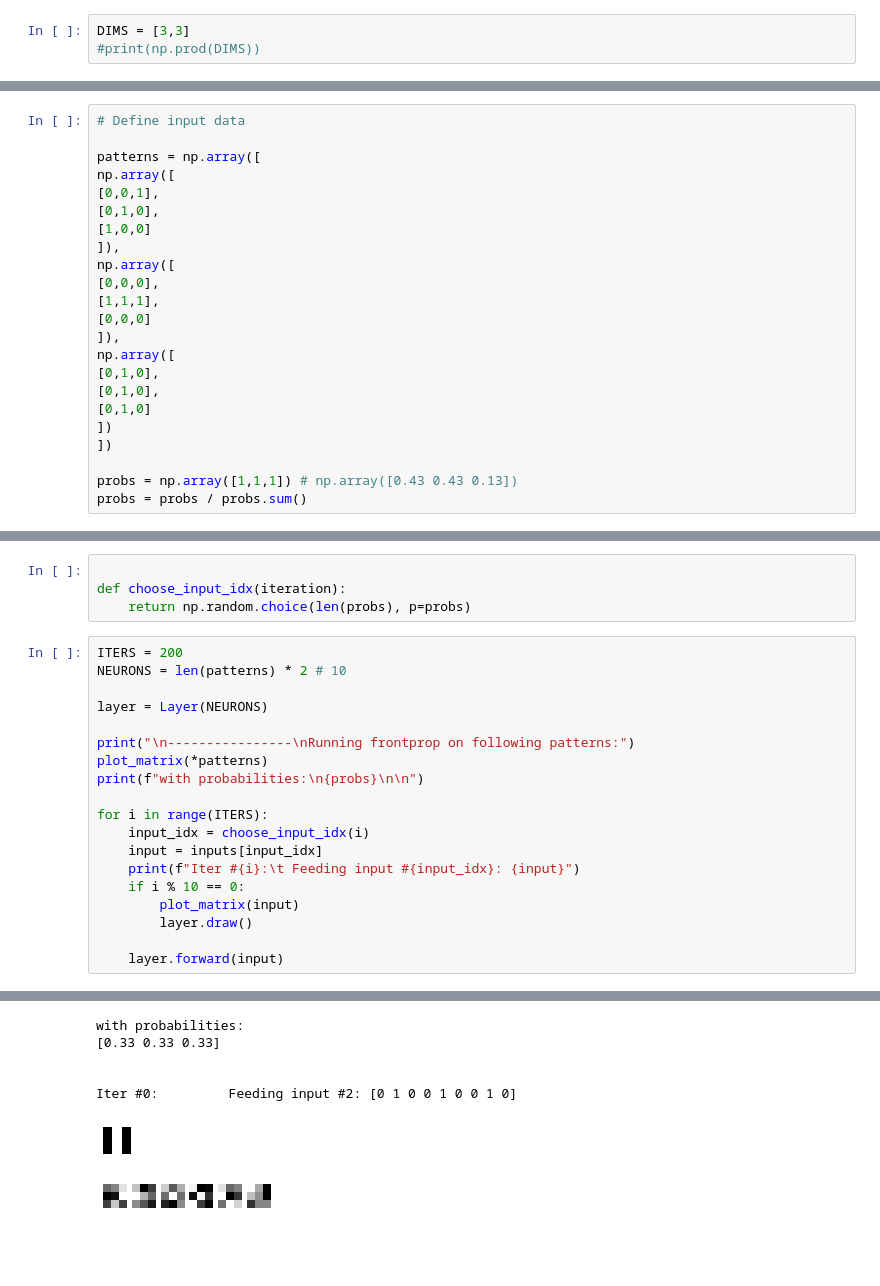
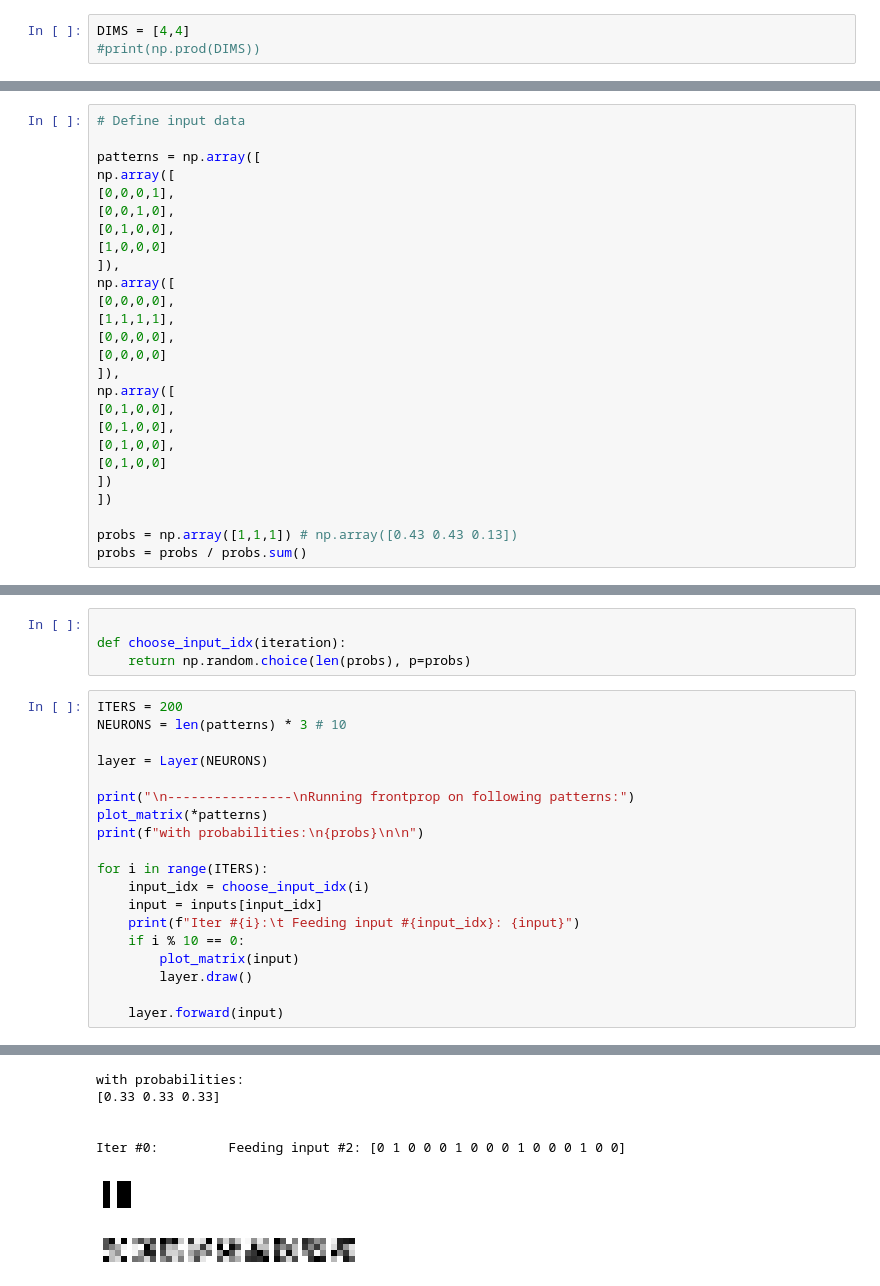
Before and after one commit to rohrl/frontprop, a Jupyter notebook: frontprop.ipynb, the cells around one changed output, grey strips where cells are left out. Saved outputs shown, nothing was run; the diff lists cells and outputs as text; blank space fills up the shorter version.

```diff
--- a/frontprop.ipynb
+++ b/frontprop.ipynb
@@ -37,7 +39,7 @@ import matplotlib.pyplot as plt
 # %%
 np.set_printoptions(formatter={'float': lambda x: "{0:0.2f}".format(x)})
 # %%
-DIMS = [3,3]
+DIMS = [4,4]
 #print(np.prod(DIMS))
 # %%
 # plot the 2D matrix heatmap
@@ -63,19 +65,22 @@ plot_matrix(np.random.rand(*DIMS).flatten(), np.random.rand(*DIMS).flatten())
 
 patterns = np.array([
 np.array([
-[0,0,1],
-[0,1,0],
-[1,0,0]
+[0,0,0,1],
+[0,0,1,0],
+[0,1,0,0],
+[1,0,0,0]
 ]),
 np.array([
-[0,0,0],
-[1,1,1],
-[0,0,0]
+[0,0,0,0],
+[1,1,1,1],
+[0,0,0,0],
+[0,0,0,0]
 ]),
 np.array([
-[0,1,0],
-[0,1,0],
-[0,1,0]
+[0,1,0,0],
+[0,1,0,0],
+[0,1,0,0],
+[0,1,0,0]
 ])
 ])
 
@@ -168,7 +173,7 @@ def choose_input_idx(iteration):
     return np.random.choice(len(probs), p=probs)
 # %%
 ITERS = 200
-NEURONS = len(patterns) * 2 # 10
+NEURONS = len(patterns) * 3 # 10
 
 layer = Layer(NEURONS)
 
@@ -192,7 +197,7 @@ Running frontprop on following patterns:
 with probabilities:
 [0.33 0.33 0.33]
 
 
-Iter #0:         Feeding input #2: [0 1 0 0 1 0 0 1 0]
+Iter #0:         Feeding input #2: [0 1 0 0 0 1 0 0 0 1 0 0 0 1 0 0]
-[figure, old version]
+[figure, new version]
-[figure, old version]
+[figure, new version]
```
Also changed, not shown: parts of 5 cells of this notebook.
